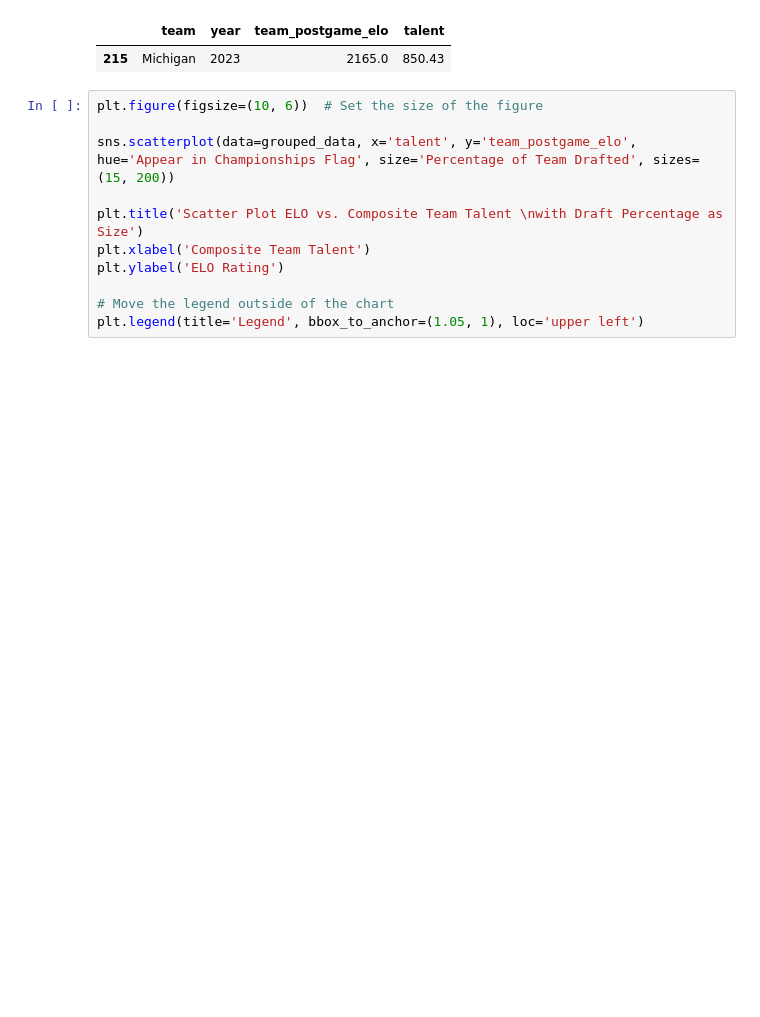
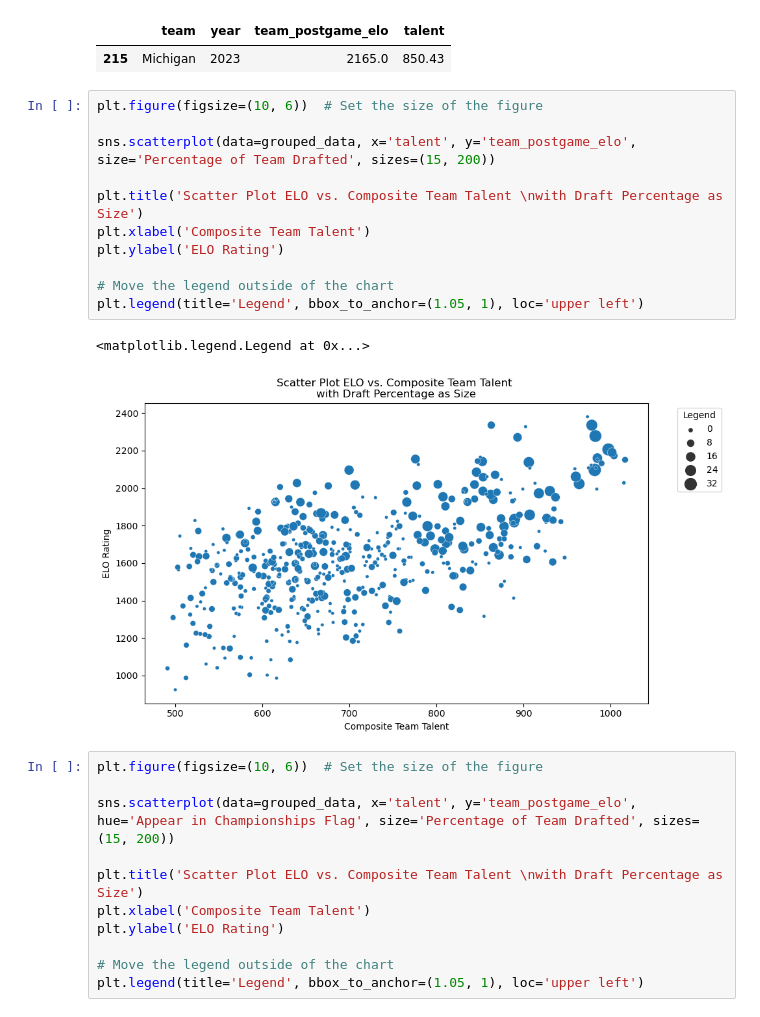
Before and after one commit to aserban13/SIADS593-MilestoneI, a Jupyter notebook: notebooks/4a_draft_percent_ELO_rating.ipynb, the cells around one changed output. Cells and saved outputs as stored; diff of their text form; blank space fills up the shorter version.

```diff
--- a/notebooks/4a_draft_percent_ELO_rating.ipynb
+++ b/notebooks/4a_draft_percent_ELO_rating.ipynb
@@ -191,6 +210,20 @@ michigan_2023
 # %% [output]
 |  | team | year | team_postgame_elo | talent |
 | 215 | Michigan | 2023 | 2165.0 | 850.43 |
+# %%
+plt.figure(figsize=(10, 6))  # Set the size of the figure
+
+sns.scatterplot(data=grouped_data, x='talent', y='team_postgame_elo', size='Percentage of Team Drafted', sizes=(15, 200))
+
+plt.title('Scatter Plot ELO vs. Composite Team Talent \nwith Draft Percentage as Size')
+plt.xlabel('Composite Team Talent')
+plt.ylabel('ELO Rating')
+
+# Move the legend outside of the chart
+plt.legend(title='Legend', bbox_to_anchor=(1.05, 1), loc='upper left')
+# %% [output]
+<matplotlib.legend.Legend at 0x...>
+[figure, added]
 # %%
 plt.figure(figsize=(10, 6))  # Set the size of the figure
 
```
Also changed, not shown: parts of 3 cells of this notebook.
